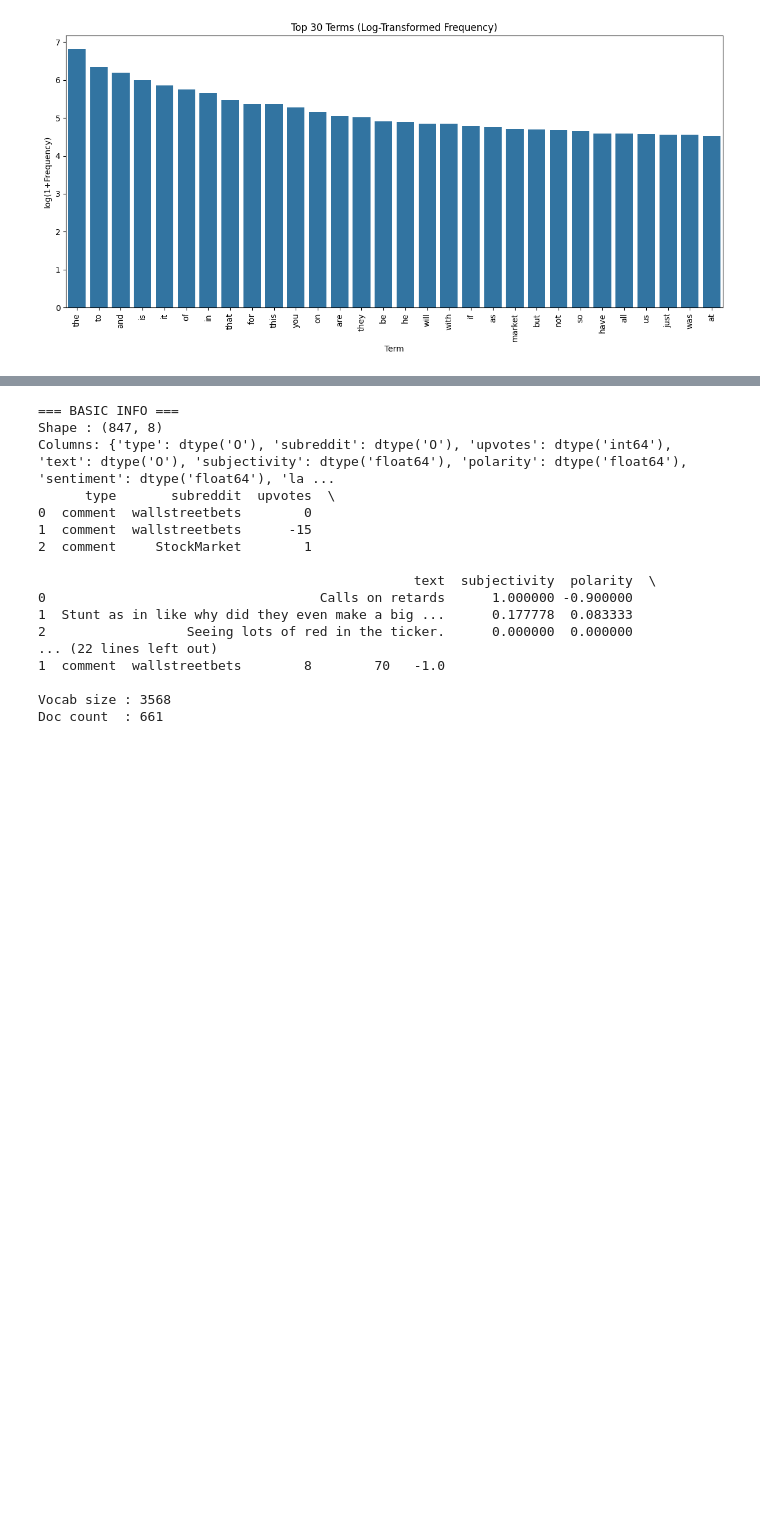
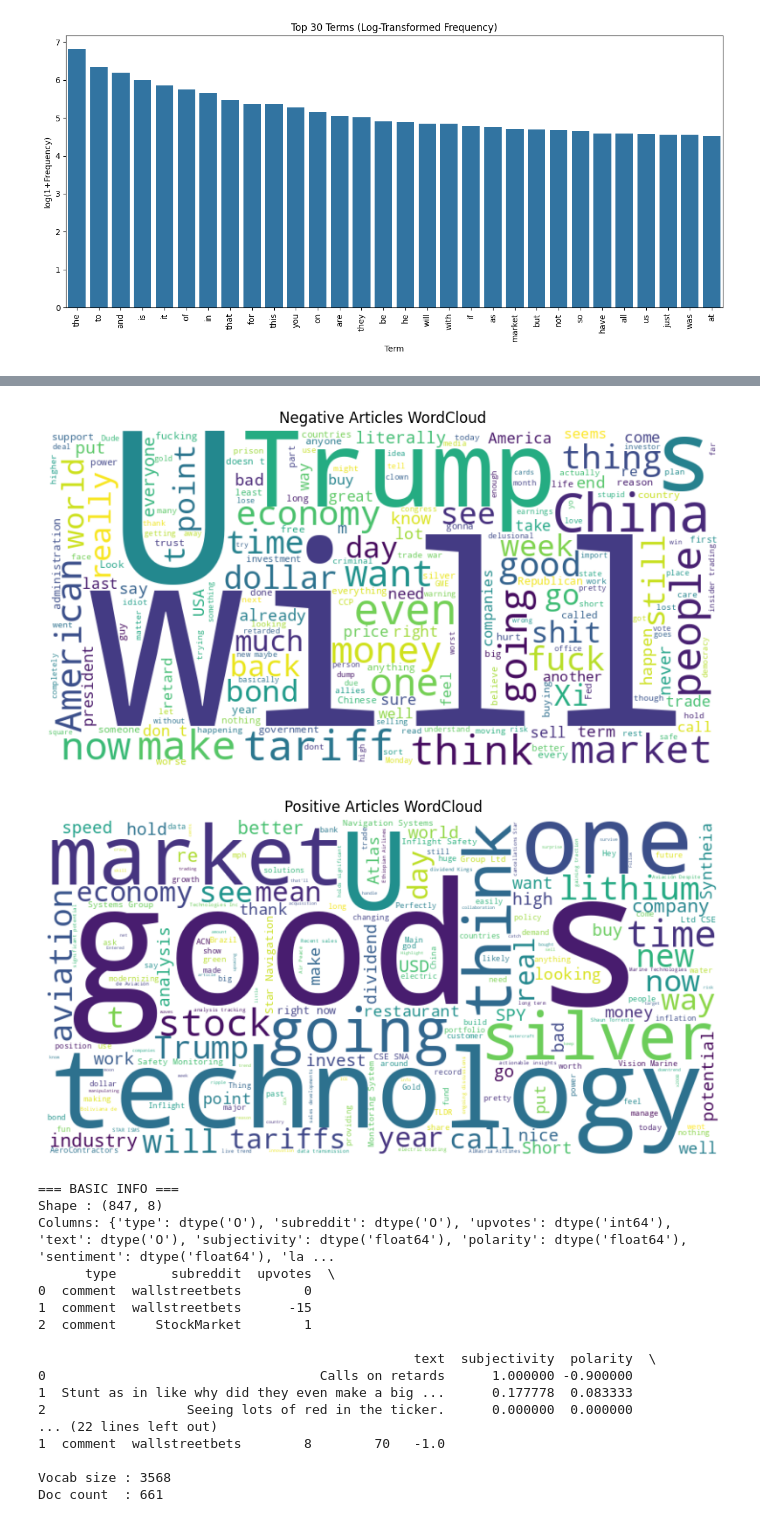
Before and after one commit to THH1118/DM2025-Lab1-Exercise, a Jupyter notebook: DM2025-Lab1-Homework.ipynb, the cells around one changed output, grey strips where cells are left out. Saved outputs shown, nothing was run; the diff lists cells and outputs as text; code cells hidden in the pictures; blank space fills up the shorter version.

```diff
--- a/DM2025-Lab1-Homework.ipynb
+++ b/DM2025-Lab1-Homework.ipynb
@@ -436,3 +368,31 @@ Name: unigrams, dtype: object
+# %%
+from wordcloud import WordCloud
+import matplotlib.pyplot as plt
+
+for label, title in zip([-1.0, 1.0], ["Negative", "Positive"]):
+    text_all = " ".join(df[df['label'] == label]['text'].astype(str))
+    wordcloud = WordCloud(width=800, height=400, background_color='white').generate(text_all)
+    plt.figure(figsize=(10,5))
+    plt.imshow(wordcloud, interpolation='bilinear')
+    plt.axis('off')
+    plt.title(f"{title} Articles WordCloud")
+    plt.show()
+
+#explain of the figure
+#(1)The upper part shows the most frequent words in negative articles.
+#For example: will, Trump, want, China, fuck, shit, dollar, tariff, money, people.
+#There are clearly more negative words (such as "fuck" and "shit") as well as references to political and economic events (such as "Trump," "China," and "tariff").
+#This reflects users’ dissatisfaction and criticism towards political, economic issues and the overall investment environment.
+
+#(2)The lower part shows the most frequent words in positive articles.
+#For example: goods, market, technology, think, one, silver, lithium, aviation.
+#Keywords are mainly related to products, technology, industries, and positive outlooks.
+#The focus is on investment opportunities, positive news, or optimistic discussions about industry development.
+
+#From the above, it is clear that negative and positive articles focus on distinctly different topics.
+# %% [output]
+[figure, added]
+[figure, added]
 # %%
 # reddit_phase1.py
 # Phase 1 – DM2025 Lab 1 (Exercises 1-15)
```
Also changed, not shown: parts of 2 cells of this notebook.
